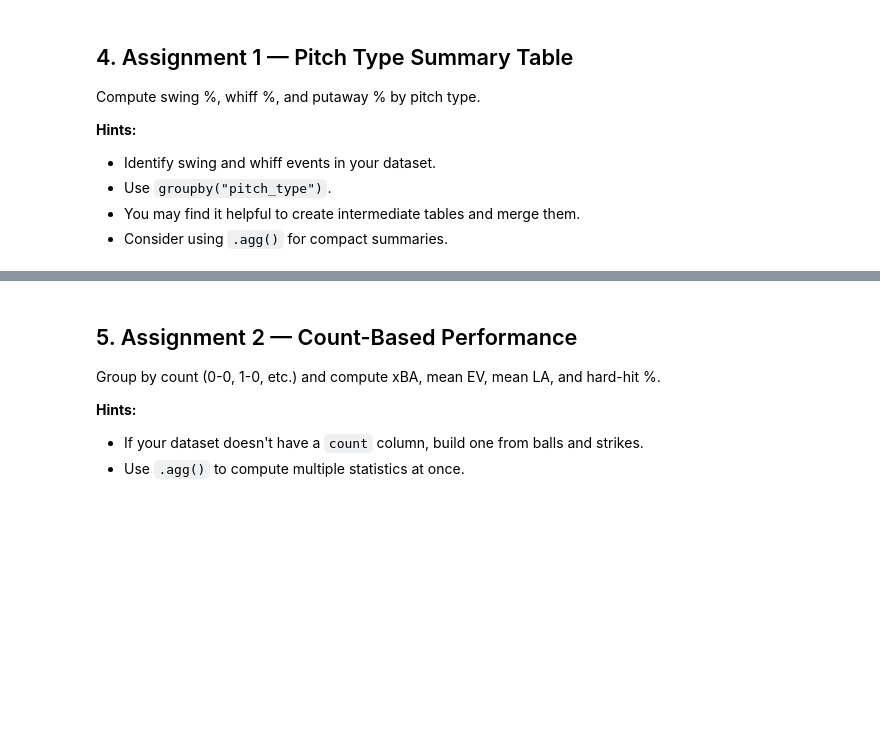
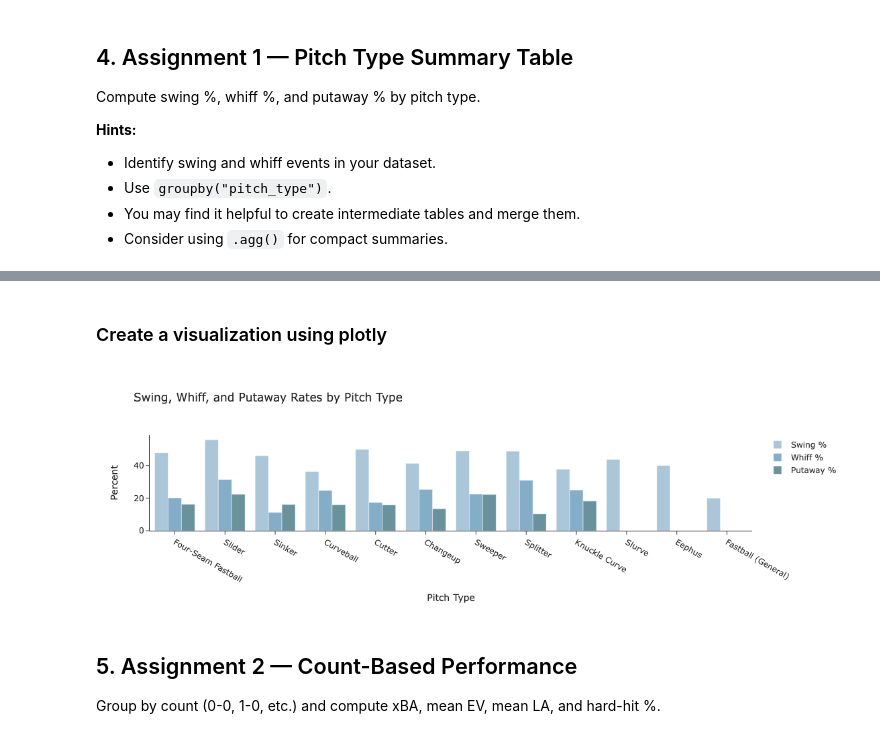
Before and after one commit to lstickells/laura-sports-analytics, a Jupyter notebook: assignments/week2-viz/Week2_Python_Visualizations.ipynb, the cells around one changed output, grey strips where cells are left out. Drawn from its saved outputs; the diff is of its cells as text; code cells hidden in the pictures; blank space fills up the shorter version.

```diff
--- a/assignments/week2-viz/Week2_Python_Visualizations.ipynb
+++ b/assignments/week2-viz/Week2_Python_Visualizations.ipynb
@@ -47,7 +202,59 @@ Compute swing %, whiff %, and putaway % by pitch type.
+# %% [markdown]
+### Create a visualization using plotly
+# %%
+import plotly.graph_objects as go
+
+metrics = ['Swing %', 'Whiff %', 'Putaway %']
+colors = {
+    'Swing %': '#9bbcd1',
+    'Whiff %': '#6f9fbf',
+    'Putaway %': '#4f7f8c'
+}
+
+fig = go.Figure()
+
+for metric in metrics:
+    fig.add_trace(
+        go.Bar(
+            x = [
+                pitch_name_map.get(pitch, pitch)
+                for pitch in swing_whiff_pa_pcts.index
+            ],
+            y=swing_whiff_pa_pcts[metric],
+            name=metric,
+            marker_color=colors[metric],
+            opacity=0.85
+        )
+    )
+
+fig.update_layout(
+    barmode='group',
+    title='Swing, Whiff, and Putaway Rates by Pitch Type',
+    xaxis_title='Pitch Type',
+    yaxis_title='Percent',
+    hovermode='x unified',
+    template='simple_white'
+)
+
+
+fig.update_xaxes(
+    showspikes=True,
+    spikecolor='rgba(0,0,0,0.12)',
+    spikethickness=1,
+    spikedash='dot'
+)
+
+fig.update_traces(
+    hoverlabel=dict(
+        bgcolor='rgba(255,255,255,0.95)',
+        bordercolor='#6f9fbf'
+    )
+)
+
+
+fig.show()
+# %% [output]
+[figure, added]
 # %% [markdown]
 ## 5. Assignment 2 — Count-Based Performance
 Group by count (0-0, 1-0, etc.) and compute xBA, mean EV, mean LA, and hard-hit %.
-
-**Hints:**
-- If your dataset doesn't have a `count` column, build one from balls and strikes.
-- Use `.agg()` to compute multiple statistics at once.
```
Also changed, not shown: parts of 27 cells of this notebook.
